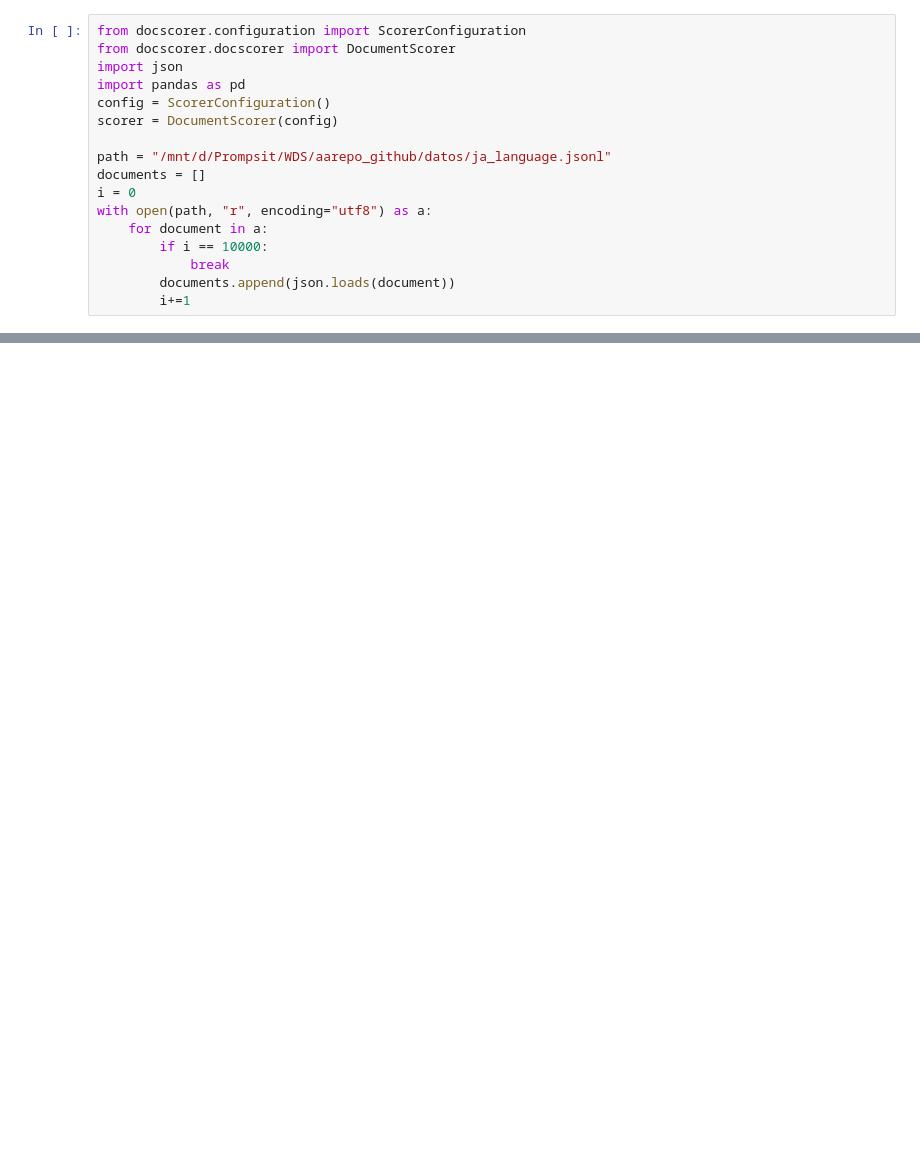
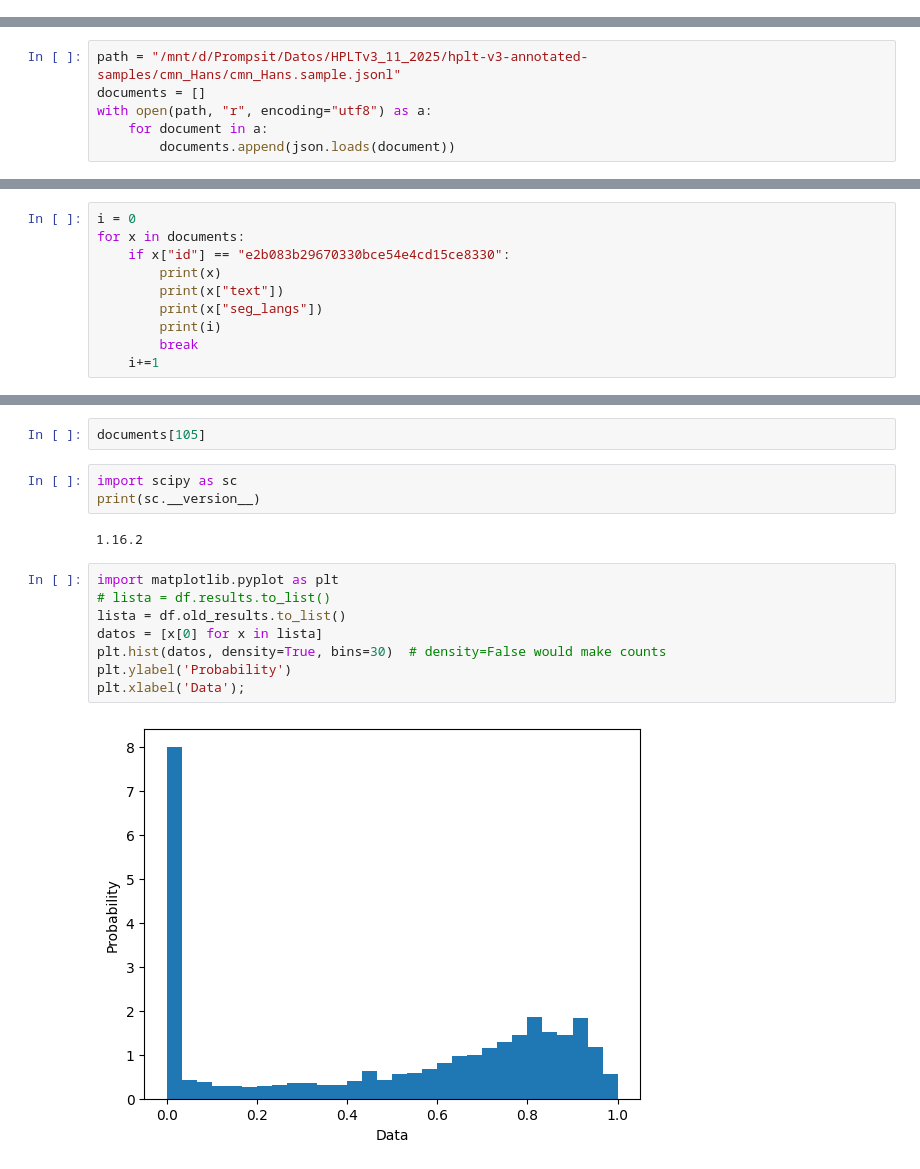
Before and after one commit to pablop16n/web-docs-scorer, a Jupyter notebook: src/Untitled.ipynb, the cells around one changed output, grey strips where cells are left out. Saved outputs shown, nothing was run; the diff lists cells and outputs as text; blank space fills up the shorter version.

```diff
--- a/src/Untitled.ipynb
+++ b/src/Untitled.ipynb
@@ -3,17 +0,0 @@ import matplotlib.pyplot as plt
-# %%
-from docscorer.configuration import ScorerConfiguration
-from docscorer.docscorer import DocumentScorer
-import json
-import pandas as pd
-config = ScorerConfiguration()
-scorer = DocumentScorer(config)
-
-path = "/mnt/d/Prompsit/WDS/aarepo_github/datos/ja_language.jsonl"
-documents = []
-i = 0
-with open(path, "r", encoding="utf8") as a:
-    for document in a:
-        if i == 10000:
-            break
-        documents.append(json.loads(document))
-        i+=1
@@ -199,0 +9,6 @@ self, ref_language: str, num_punctuation_chars: int, num_word_chars: int, punct_
+# %%
+path = "/mnt/d/Prompsit/Datos/HPLTv3_11_2025/hplt-v3-annotated-samples/cmn_Hans/cmn_Hans.sample.jsonl"
+documents = []
+with open(path, "r", encoding="utf8") as a:
+    for document in a:
+        documents.append(json.loads(document))
@@ -199,0 +152,10 @@ self, ref_language: str, num_punctuation_chars: int, num_word_chars: int, punct_
+# %%
+i = 0
+for x in documents:
+    if x["id"] == "e2b083b29670330bce54e4cd15ce8330":
+        print(x)
+        print(x["text"])
+        print(x["seg_langs"])
+        print(i)
+        break
+    i+=1
@@ -199,0 +527,17 @@ self, ref_language: str, num_punctuation_chars: int, num_word_chars: int, punct_
+# %%
+documents[105]
+# %%
+import scipy as sc
+print(sc.__version__)
+# %% [output]
+1.16.2
+# %%
+import matplotlib.pyplot as plt
+# lista = df.results.to_list()
+lista = df.old_results.to_list()
+datos = [x[0] for x in lista]
+plt.hist(datos, density=True, bins=30)  # density=False would make counts
+plt.ylabel('Probability')
+plt.xlabel('Data');
+# %% [output]
+[figure, added]
```
Also changed, not shown: parts of 55 cells of this notebook, 12 other files.
